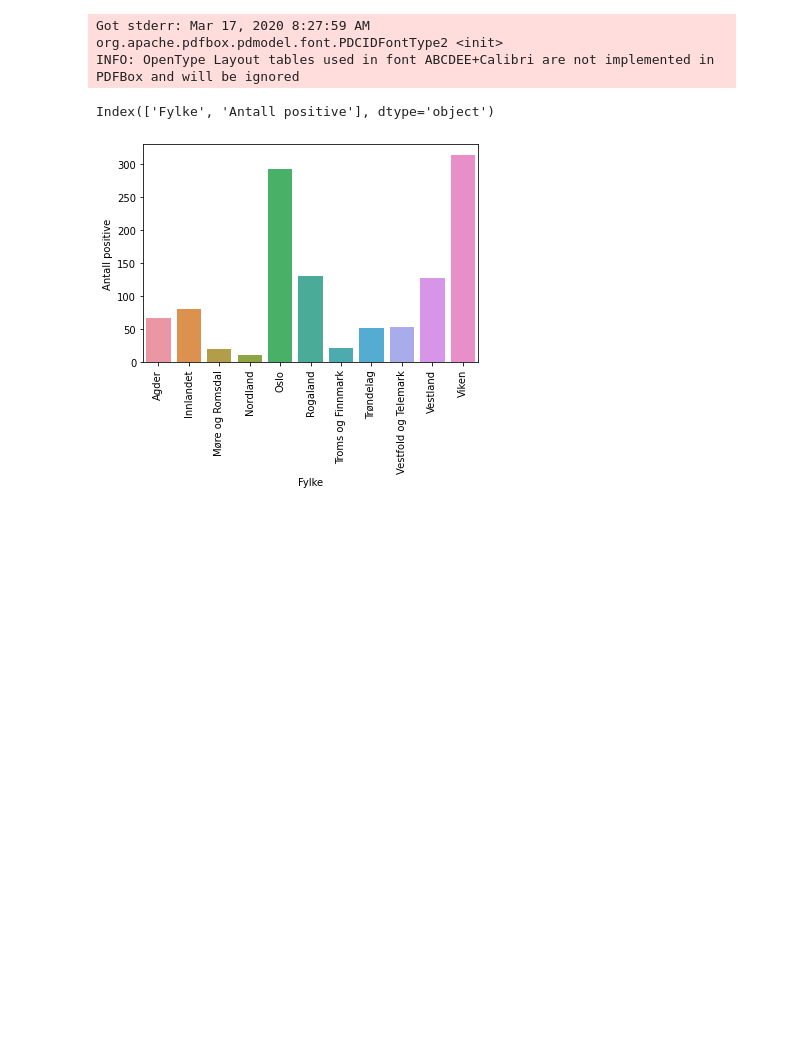
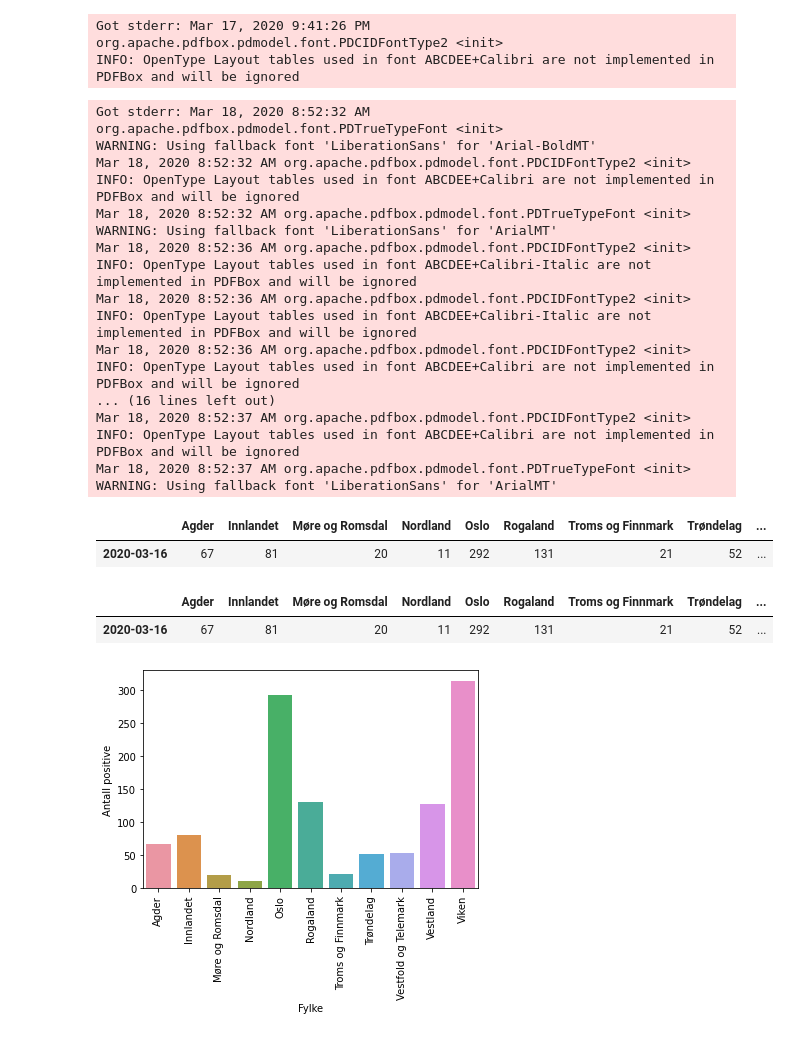
Before and after one commit to GregoireJan/CoronaDash, a Jupyter notebook: corona.ipynb, the cells around one changed output. Saved outputs shown, nothing was run; the diff lists cells and outputs as text; code cells hidden in the pictures; blank space fills up the shorter version.

```diff
--- a/corona.ipynb
+++ b/corona.ipynb
@@ -12,18 +14,56 @@ import os
 import numpy as np
 # %%
 #declare the path of your file
-file_path = "./2020-03-16.pdf"
+file_path = "../2020-03-16.pdf"
 #Convert your file
-df_age = tabula.read_pdf(file_path,pages=2)[1]
+df_age = tabula.read_pdf(file_path,pages=2)
 df_country = tabula.read_pdf(file_path,pages=3)[0]
-df_fylke = tabula.read_pdf(file_path,pages=4)[1]
+df_fylke = tabula.read_pdf(file_path,pages=4)
 # %% [output]
-Got stderr: Mar 17, 2020 8:27:59 AM org.apache.pdfbox.pdmodel.font.PDCIDFontType2 <init>
+Got stderr: Mar 17, 2020 9:41:26 PM org.apache.pdfbox.pdmodel.font.PDCIDFontType2 <init>
 INFO: OpenType Layout tables used in font ABCDEE+Calibri are not implemented in PDFBox and will be ignored
-# %%
-df_fylke.columns
-# %% [output]
-Index(['Fylke', 'Antall positive'], dtype='object')
+# %%
+tab = tabula.read_pdf(file_path,pages='all')
+df = pd.DataFrame(columns = list(['Agder',
+ 'Innlandet',
+ 'Møre og Romsdal',
+ 'Nordland',
+ 'Oslo',
+ 'Rogaland',
+ 'Troms og Finnmark',
+ 'Trøndelag',
+ 'Vestfold og Telemark',
+ 'Vestland',
+ 'Viken']))
+df.loc['2020-03-16']=list([item for item in tab if 'Fylke' in item][0]["Antall positive"])
+df
+# %% [output]
+Got stderr: Mar 18, 2020 8:52:32 AM org.apache.pdfbox.pdmodel.font.PDTrueTypeFont <init>
+WARNING: Using fallback font 'LiberationSans' for 'Arial-BoldMT'
+Mar 18, 2020 8:52:32 AM org.apache.pdfbox.pdmodel.font.PDCIDFontType2 <init>
+INFO: OpenType Layout tables used in font ABCDEE+Calibri are not implemented in PDFBox and will be ignored
+Mar 18, 2020 8:52:32 AM org.apache.pdfbox.pdmodel.font.PDTrueTypeFont <init>
+WARNING: Using fallback font 'LiberationSans' for 'ArialMT'
+Mar 18, 2020 8:52:36 AM org.apache.pdfbox.pdmodel.font.PDCIDFontType2 <init>
+INFO: OpenType Layout tables used in font ABCDEE+Calibri-Italic are not implemented in PDFBox and will be ignored
+Mar 18, 2020 8:52:36 AM org.apache.pdfbox.pdmodel.font.PDCIDFontType2 <init>
+INFO: OpenType Layout tables used in font ABCDEE+Calibri-Italic are not implemented in PDFBox and will be ignored
+Mar 18, 2020 8:52:36 AM org.apache.pdfbox.pdmodel.font.PDCIDFontType2 <init>
+INFO: OpenType Layout tables used in font ABCDEE+Calibri are not implemented in PDFBox and will be ignored
+... (16 lines left out)
+Mar 18, 2020 8:52:37 AM org.apache.pdfbox.pdmodel.font.PDCIDFontType2 <init>
+INFO: OpenType Layout tables used in font ABCDEE+Calibri are not implemented in PDFBox and will be ignored
+Mar 18, 2020 8:52:37 AM org.apache.pdfbox.pdmodel.font.PDTrueTypeFont <init>
+WARNING: Using fallback font 'LiberationSans' for 'ArialMT'
+|  | Agder | Innlandet | Møre og Romsdal | Nordland | Oslo | Rogaland | Troms og Finnmark | Trøndelag | ... |
+| 2020-03-16 | 67 | 81 | 20 | 11 | 292 | 131 | 21 | 52 | ... |
+# %%
+df = pd.DataFrame(columns = list(df_fylke["Fylke"]))
+df.loc['2020-03-16']=list(df_fylke['Antall positive'])
+df
+# %% [output]
+|  | Agder | Innlandet | Møre og Romsdal | Nordland | Oslo | Rogaland | Troms og Finnmark | Trøndelag | ... |
+| 2020-03-16 | 67 | 81 | 20 | 11 | 292 | 131 | 21 | 52 | ... |
 # %%
 ax=sns.barplot(x=df_fylke.columns[0],y=df_fylke.columns[1],data=df_fylke)
 ax.set_xticklabels(ax.get_xticklabels(),rotation=90)
```
Also changed, not shown: parts of 7 cells of this notebook.
